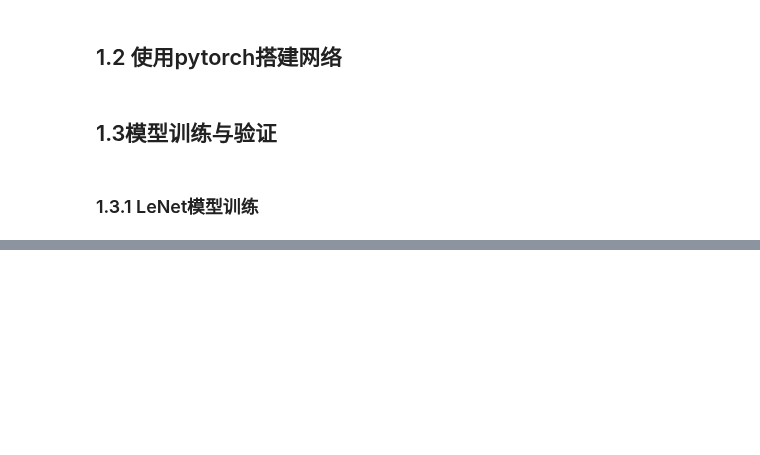
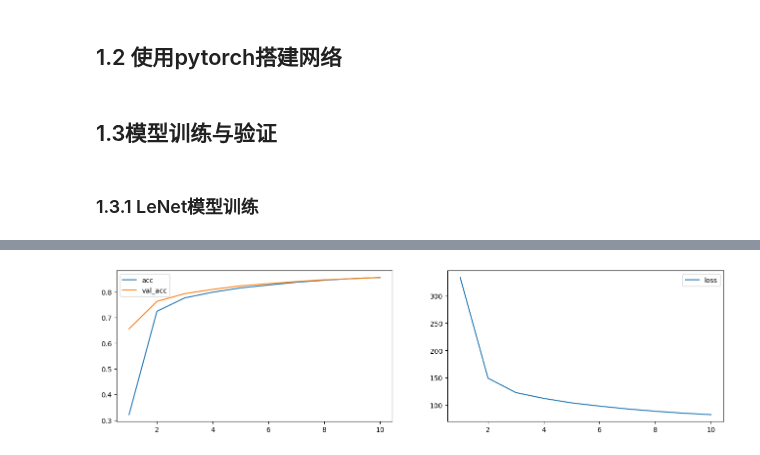
Before and after one commit to CoEric0/LJ_ai_task, a Jupyter notebook: exp004/exp004.ipynb, the cells around one changed output, grey strips where cells are left out. Cells and saved outputs as stored; diff of their text form; code cells hidden in the pictures; blank space fills up the shorter version.

```diff
--- a/exp004/exp004.ipynb
+++ b/exp004/exp004.ipynb
@@ -186,9 +183,23 @@ def select_best_model(model):
+# %%
+# 打印与轮次有关的信息（acc、loss）
+def show_info(epochs, acc_list, loss_list, val_acc_list):
+    plt.figure(figsize=(16, 4))
+    plt.title('Acc and Loss in each epoch')
+
+    plt.subplot(1, 2, 1)
+    plt.plot(np.arange(1, epochs + 1, dtype=int), acc_list, label='acc')
+    plt.plot(np.arange(1, epochs + 1, dtype=int), val_acc_list, label='val_acc')
+    plt.legend()
+    plt.subplot(1, 2, 2)
+    plt.plot(np.arange(1, epochs + 1, dtype=int), loss_list, label='loss')
+    plt.legend()
+
+
+    plt.show()
 # %% [markdown]
 ### 1.3.1 LeNet模型训练
 # %%
 # 初始化模型
-from random import shuffle
-from sympy import true
 import time
 
 
@@ -202,8 +213,9 @@ CE = nn.CrossEntropyLoss()
 optimizer = optim.Adam(model.parameters(), lr=0.001)
 
 # 训练模型
-num_epochs = 20
-train_loader = DataLoader(train_data, batch_size=1000, shuffle=True) # 尝试多个batch_size训练
+num_epochs = 100
+batch_size = 500
+train_loader = DataLoader(train_data, batch_size=batch_size, shuffle=True) # 尝试多个batch_size训练
 
 # 模型选择
 val_loader = DataLoader(val_data, batch_size=100, shuffle=True)
@@ -213,10 +225,13 @@ best_epoch = 0
 best_val_loss = 99999999
 
 
-running_loss = []
+running_loss = [] #记录loss变化
 start_time = time.time() # 记时
+train_acc_list = [] # 记录训练acc变化
+val_acc_list = []
 for epoch in range(num_epochs):
-    running_loss.append(0.0) # 记录loss变化
+    running_loss.append(0.0)
+    acc = 0
 
     # 训练
     model.train()
@@ -233,10 +248,35 @@ for epoch in range(num_epochs):
 
         running_loss[epoch] += loss.item()
 
-    # 验证与选优,早停
-    if epoch > num_epochs/3:
-        model.eval()
+        # acc记录
+        acc += torch.sum(torch.max(y_hat, 1)[1] == y).item()
 
+    # 验证与选优（记录acc）
+    model.eval()
+    with torch.no_grad():
+        val_loss = 0.0
+        val_acc = 0
+        for x_val, y_val in val_loader:
+            x_val = x_val.float().to(device)
+            y_val = y_val.long().to(device)
+
+            y_val_hat = model(x_val)
+            val_loss += CE(y_val_hat, y_val).item()
+
+            val_acc += torch.sum(torch.max(y_val_hat, 1)[1] == y_val).item()
+
+        if val_loss < best_val_loss:
+            best_val_loss = val_loss
+            best_model = model
+            best_epoch = epoch
+
+
+    train_acc_list.append(acc/len(train_data))
+    val_acc_list.append(val_acc/len(val_data))
+
+
+    # 早停
+    if epoch > num_epochs/3 or epoch > 10:
         # 观察cost记录中最后10个数据，如果变化幅度不超过1%，就停止
         stop_flag = False
         if len(running_loss) > 10:
@@ -249,22 +289,6 @@ for epoch in range(num_epochs):
             print(f"Training stopped due to small loss change in epoch {epoch}.")
             break
 
-        # 选优
-        with torch.no_grad():
-            val_loss = 0.0
-            for x, y in val_loader:
-                x = x.float().to(device)
-                y = y.long().to(device)
-
-                y_hat = model(x)
-                loss = CE(y_hat, y)
-                val_loss += loss.item()
-
-            if val_loss < best_val_loss:
-                best_val_loss = val_loss
-                best_model = model
-                best_epoch = epoch
-                print(f"best model updated in epoch {epoch}! val loss: {best_val_loss:.3f}")
 
     # 过程信息打印
     if epoch % 10 == 0:
@@ -275,6 +299,8 @@ for epoch in range(num_epochs):
 
 print(f"Finished Training, best model saved in epoch {best_epoch+1} with val loss: {best_val_loss:.3f}")
 
+show_info(num_epochs, acc_list=train_acc_list, loss_list=running_loss, val_acc_list=val_acc_list)
+
 # 保存模型
 torch.save(best_model.state_dict(), "trained_model.pth")
 # %% [output]
@@ -294,0 +309 @@ Finished Training, best model saved in epoch 19 with val loss: 122.071
+[figure, added]
```
Also changed, not shown: parts of 4 cells of this notebook, 1 other file.
